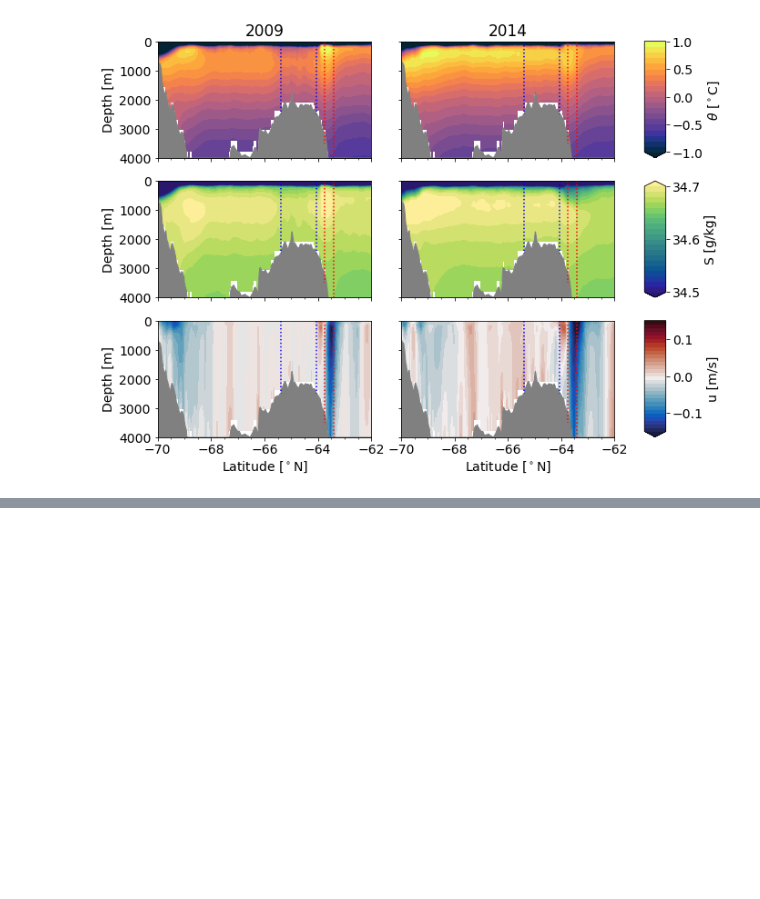
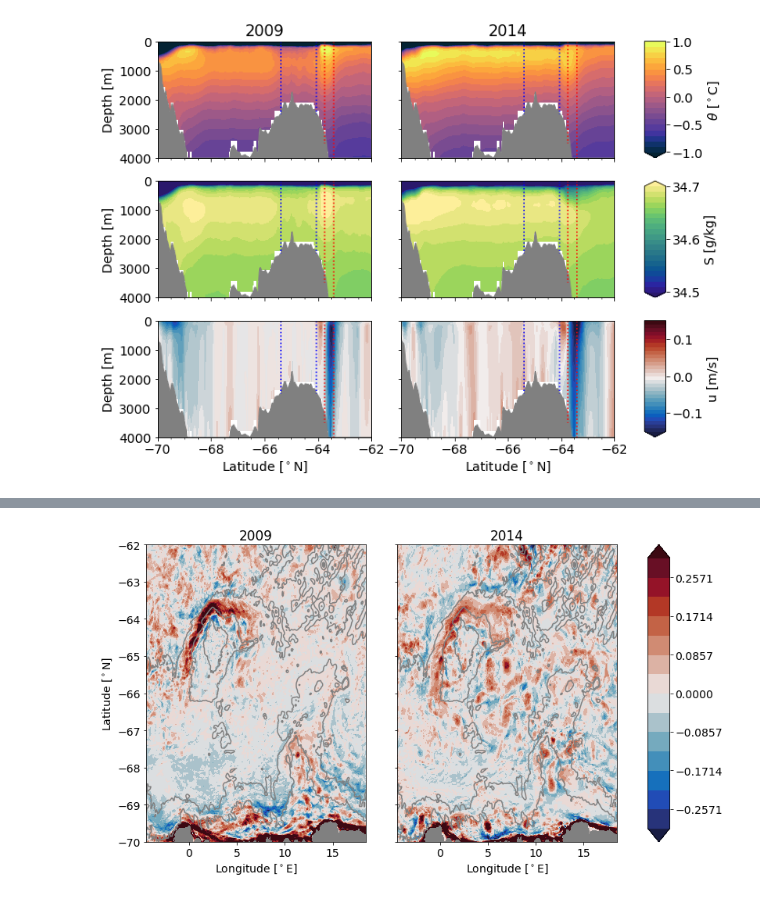
Before and after one commit to bguelk/JGR_2023_MaudRise, a Jupyter notebook: plot_figures/plot_sections.ipynb, the cells around one changed output, grey strips where cells are left out. Cells and saved outputs as stored; diff of their text form; code cells hidden in the pictures; blank space fills up the shorter version.

```diff
--- a/plot_figures/plot_sections.ipynb
+++ b/plot_figures/plot_sections.ipynb
@@ -295,0 +335,32 @@ plt.colorbar(cbu,cax=axes[2,2],ticks=np.linspace(-0.10,0.10,3),label='u [m/s]')
+# %%
+ymax=4000
+vamax=0.3
+vamin=-vamax
+lev=15
+fig,axes=plt.subplots(1,3,figsize=(12,7),gridspec_kw={'width_ratios':[1,1,0.1]})
+
+ax=axes[0]
+ds.vort_ice_ym.isel(t=0).plot.contourf(x="glamt",y="gphit",ax=ax,vmin=vamin,vmax=vamax,levels=lev,cmap=cmo.balance,add_colorbar=False)
+ds.bathy_meter.plot.contour(x="glamt",y="gphit",ax=ax,levels=[2500,3500,5000],colors='grey')
+ds.bathy_meter.where(ds.bathy_meter<1).plot.contourf(x="glamt",y="gphit",ax=ax,colors='gray',add_colorbar=False)
+ax.set_xlim((-4.5,18.5))
+ax.set_ylim(-70,-62)
+ax.set_title('%d'%ds.year.isel(t=0))
+ax.set_ylabel('Latitude [$^\circ$N]')
+ax.set_xlabel('Longitude [$^\circ$E]')
+
+ax=axes[1]
+cbv=ds.vort_ice_ym.isel(t=1).plot.contourf(x="glamt",y="gphit",ax=ax,vmin=vamin,vmax=vamax,levels=lev,cmap=cmo.balance,add_colorbar=False)
+ds.bathy_meter.plot.contour(x="glamt",y="gphit",ax=ax,levels=[2500,3500,5000],colors='grey')
+ds.bathy_meter.where(ds.bathy_meter<1).plot.contourf(x="glamt",y="gphit",ax=ax,colors='gray',add_colorbar=False)
+ax.set_xlim((-4.5,18.5))
+ax.set_ylim(-70,-62)
+ax.set_title('%d'%ds.year.isel(t=1))
+ax.set_ylabel('')
+ax.set_yticklabels([])
+ax.set_xlabel('Longitude [$^\circ$E]')
+
+plt.colorbar(cbv,cax=axes[2])
+plt.savefig('./seaice_vorticity_2009_2014.jpg',dpi=300)
+# %% [output]
+[figure, added]
```
Also changed, not shown: parts of 5 cells of this notebook, 1 other file.
